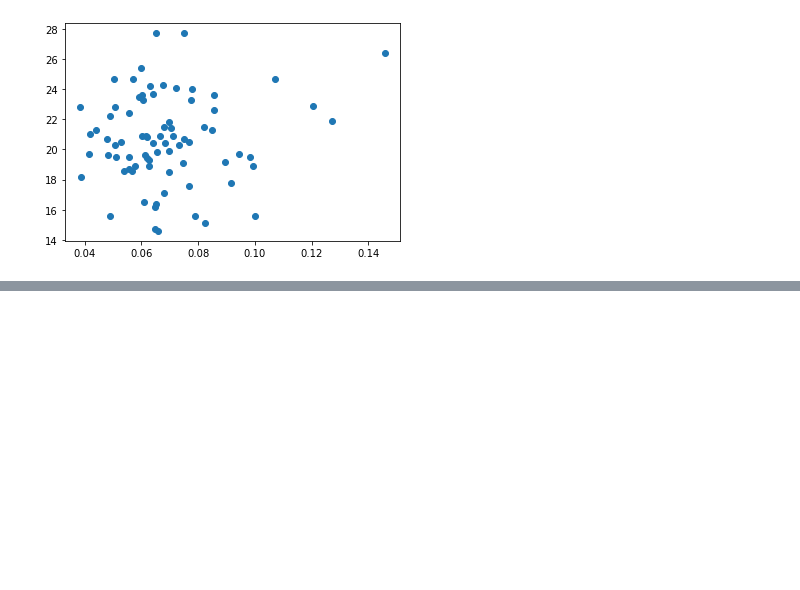
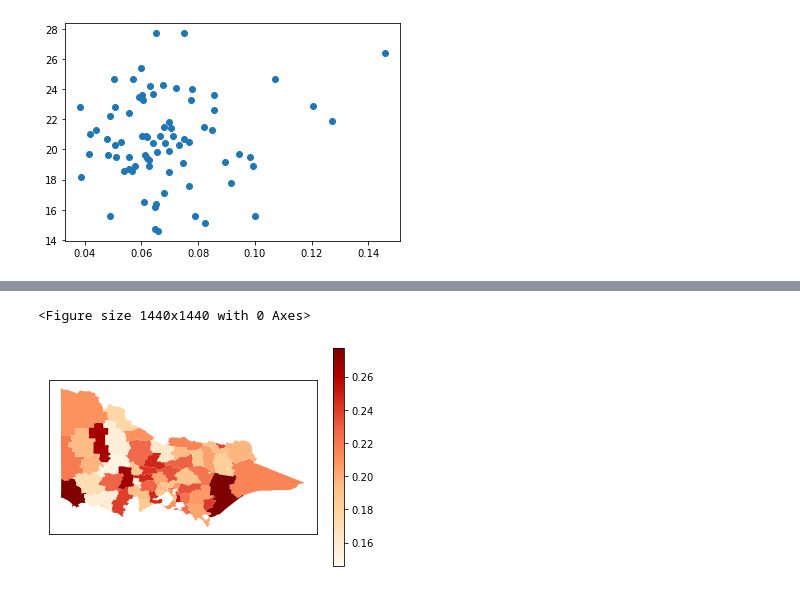
Before and after one commit to owowouwu/Youth-DS-Project, a Jupyter notebook: dataAnalysis.ipynb, the cells around one changed output, grey strips where cells are left out. Drawn from its saved outputs; the diff is of its cells as text; code cells hidden in the pictures; blank space fills up the shorter version.

Commit message:
added depression map
added depression map

```diff
--- a/dataAnalysis.ipynb
+++ b/dataAnalysis.ipynb
@@ -265,0 +151,4 @@ sns.pairplot(data = table, y_vars = table.columns[0], x_vars = table.columns[1:]
+# %%
+vic = gpd.read_file('./VIC_LGA_POLYGON_SHP.shp')
+# %%
+depression.index = depression.index.str.upper()
@@ -265,0 +172,12 @@ sns.pairplot(data = table, y_vars = table.columns[0], x_vars = table.columns[1:]
+# %%
+depression['Depression Rate'] = depression['Depression Rate'] /100
+# %%
+for_plotting = vic.merge(depression, left_on = 'ABB_NAME', right_on = 'LGA')
+# %%
+plt.figure(figsize = (20,20))
+for_plotting.plot(column = 'Depression Rate', legend=True,cmap='OrRd')
+# removes tick marks
+plt.savefig('./plots/depressionMap')
+# %% [output]
+<Figure size 1440x1440 with 0 Axes>
+[figure, added]
```
Also changed, not shown: parts of 18 cells of this notebook, 2 other files.
